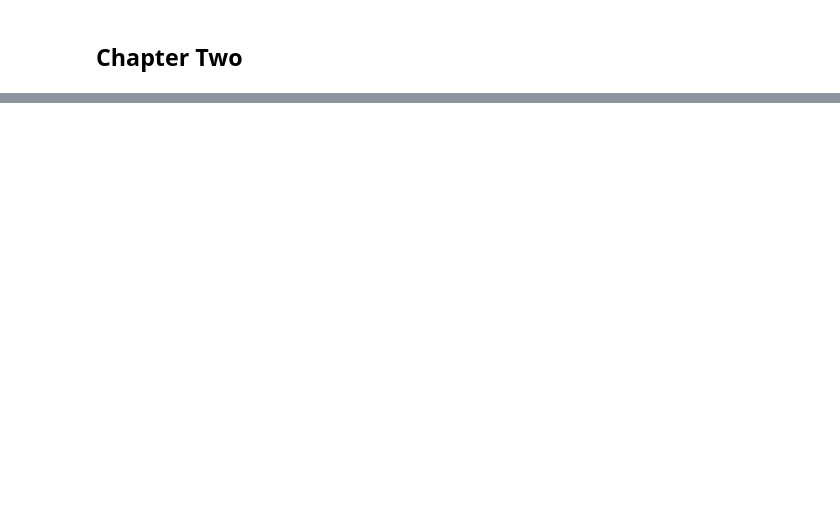
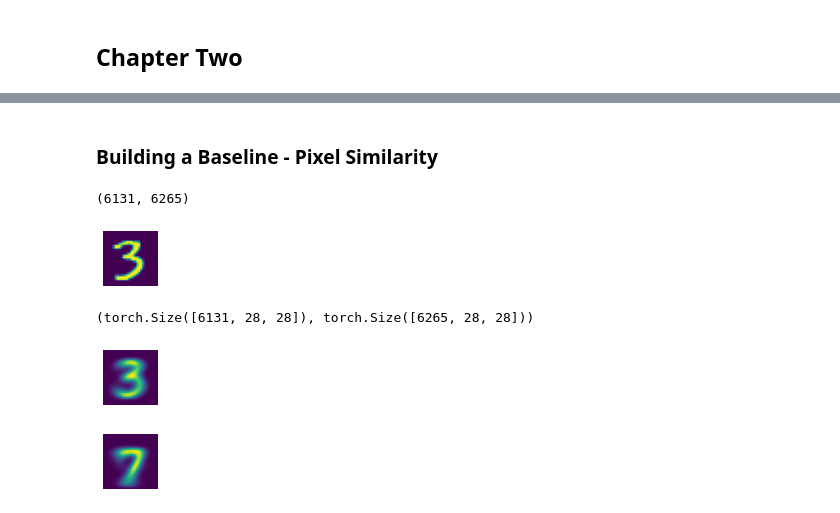
Before and after one commit to huli/fast-ai-course, a Jupyter notebook: chapters/chapter-03.ipynb, the cells around one changed output, grey strips where cells are left out. Cells and saved outputs as stored; diff of their text form; code cells hidden in the pictures; blank space fills up the shorter version.

Commit message:
feat: create baseline model

```diff
--- a/chapters/chapter-03.ipynb
+++ b/chapters/chapter-03.ipynb
@@ -6,0 +74,32 @@ ModuleNotFoundError: No module named 'torch'
+# %% [markdown]
+### Building a Baseline - Pixel Similarity
+# %%
+# load all the tensors
+three_tensors = [tensor(Image.open(i)) for i in threes]
+seven_tensors = [tensor(Image.open(i)) for i in sevens]
+len(three_tensors), len(seven_tensors)
+# %% [output]
+(6131, 6265)
+# %%
+# use fastai function to display tensor as image
+show_image(three_tensors[1]);
+# %% [output]
+[figure, added]
+# %%
+stacked_sevens = torch.stack(seven_tensors).float()/255
+stacked_threes = torch.stack(three_tensors).float()/255
+stacked_threes.shape, stacked_sevens.shape
+# %% [output]
+(torch.Size([6131, 28, 28]), torch.Size([6265, 28, 28]))
+# %%
+# calculate the mean over axis 0
+three_mean = stacked_threes.mean(0)
+show_image(three_mean);
+# %% [output]
+[figure, added]
+# %%
+# also plot ideal seven
+seven_mean = stacked_sevens.mean(0)
+show_image(seven_mean);
+# %% [output]
+[figure, added]
```
Also changed, not shown: parts of 35 cells of this notebook.
